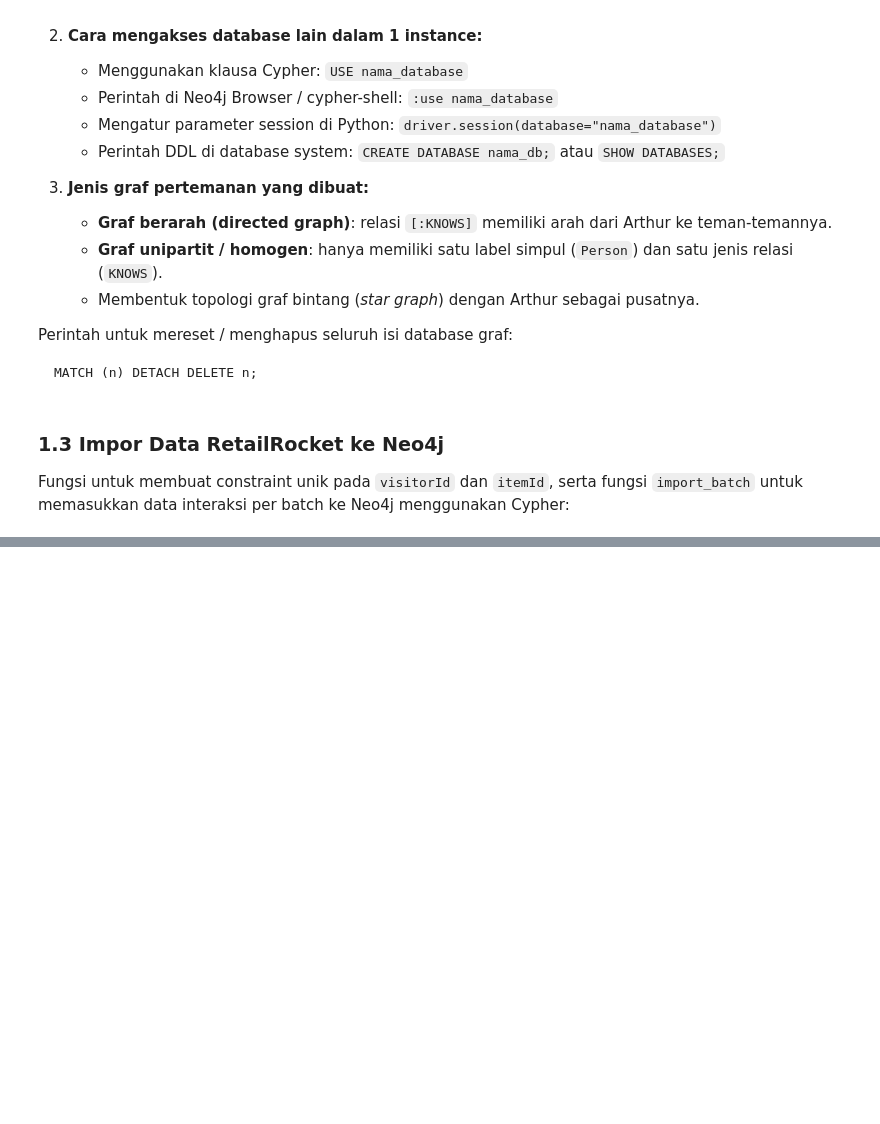
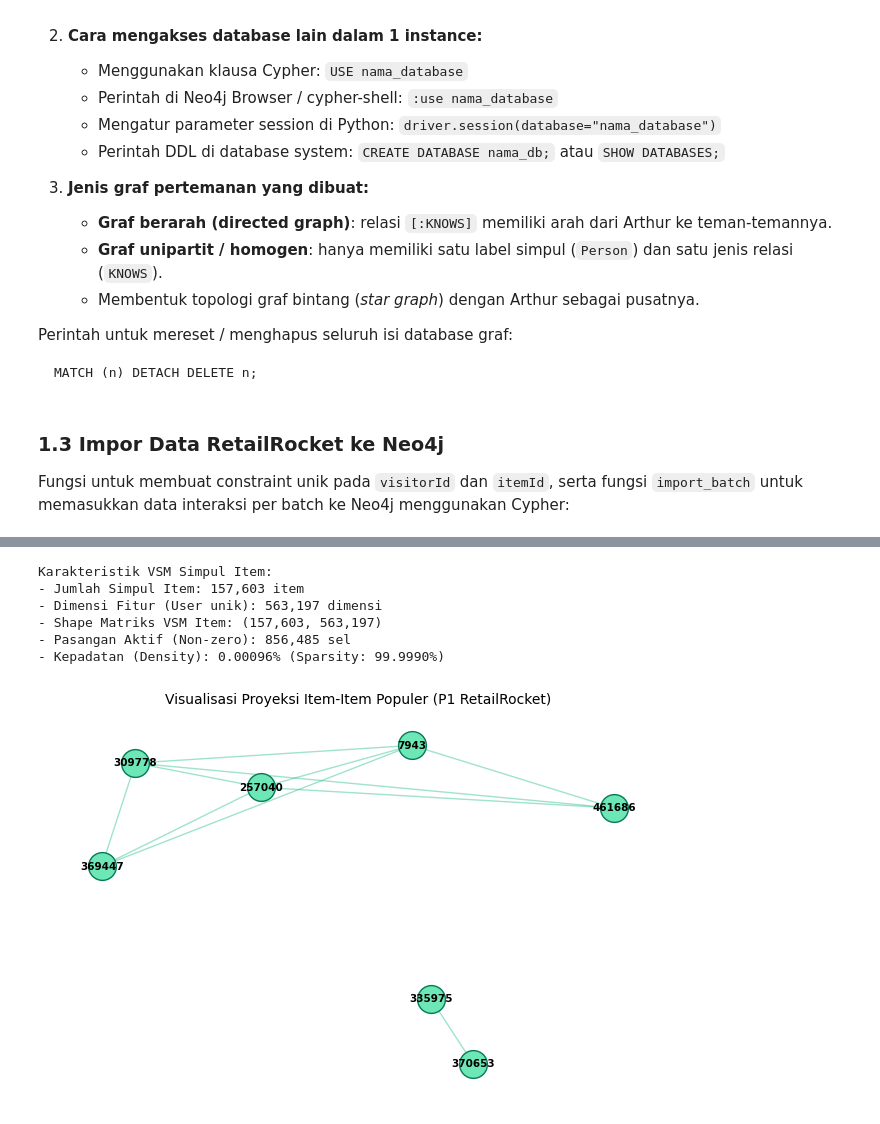
Before and after one commit to Underag3/UTS-GSD, a Jupyter notebook: uts-gsd.ipynb, the cells around one changed output, grey strips where cells are left out. Saved outputs shown, nothing was run; the diff lists cells and outputs as text; code cells hidden in the pictures; blank space fills up the shorter version.

```diff
--- a/uts-gsd.ipynb
+++ b/uts-gsd.ipynb
@@ -879,0 +332,45 @@ Hasil Evaluasi:
+# %%
+# Matriks VSM Item merupakan transpos dari VSM User
+R_item_sparse = R_user_sparse.T.tocsr()
+
+print("Karakteristik VSM Simpul Item:")
+print(f"- Jumlah Simpul Item: {n_i:,} item")
+print(f"- Dimensi Fitur (User unik): {n_u:,} dimensi")
+print(f"- Shape Matriks VSM Item: ({n_i:,}, {n_u:,})")
+print(f"- Pasangan Aktif (Non-zero): {R_item_sparse.nnz:,} sel")
+print(f"- Kepadatan (Density): {density_u:.5f}% (Sparsity: {sparsity_u:.4f}%)")
+
+# Normalisasi L2 per baris item untuk kalkulasi Cosine Similarity cepat
+norms = sp.linalg.norm(R_item_sparse, axis=1)
+norms[norms == 0] = 1.0
+inv_norms = sp.diags(1.0 / np.array(norms).flatten())
+R_item_norm = inv_norms @ R_item_sparse
+
+# Visualisasi Proyeksi Item-Item pada Produk Terpopuler
+top_12_items = df_p1["itemid"].value_counts().head(12).index.tolist()
+G_i_proj = nx.Graph()
+for i1 in top_12_items:
+    idx1 = item_cat.categories.get_loc(i1)
+    for i2 in top_12_items:
+        if i1 < i2:
+            idx2 = item_cat.categories.get_loc(i2)
+            s_val = float((R_item_norm[idx1] @ R_item_norm[idx2].T).toarray()[0, 0])
+            if s_val > 0.01:
+                G_i_proj.add_edge(str(i1), str(i2), weight=round(s_val, 4))
+
+pos_i = nx.spring_layout(G_i_proj, seed=42)
+plt.figure(figsize=(8, 5))
+nx.draw_networkx_nodes(G_i_proj, pos_i, node_color="#6EE7B7", node_size=400, edgecolors="#047857")
+nx.draw_networkx_edges(G_i_proj, pos_i, alpha=0.4, edge_color="#10B981")
+nx.draw_networkx_labels(G_i_proj, pos_i, font_size=7.5, font_weight="bold")
+plt.title("Visualisasi Proyeksi Item-Item Populer (P1 RetailRocket)", fontsize=10)
+plt.axis("off")
+plt.show()
+# %% [output]
+Karakteristik VSM Simpul Item:
+- Jumlah Simpul Item: 157,603 item
+- Dimensi Fitur (User unik): 563,197 dimensi
+- Shape Matriks VSM Item: (157,603, 563,197)
+- Pasangan Aktif (Non-zero): 856,485 sel
+- Kepadatan (Density): 0.00096% (Sparsity: 99.9990%)
+[figure, added]
```
Also changed, not shown: parts of 40 cells of this notebook, 3 other files.
